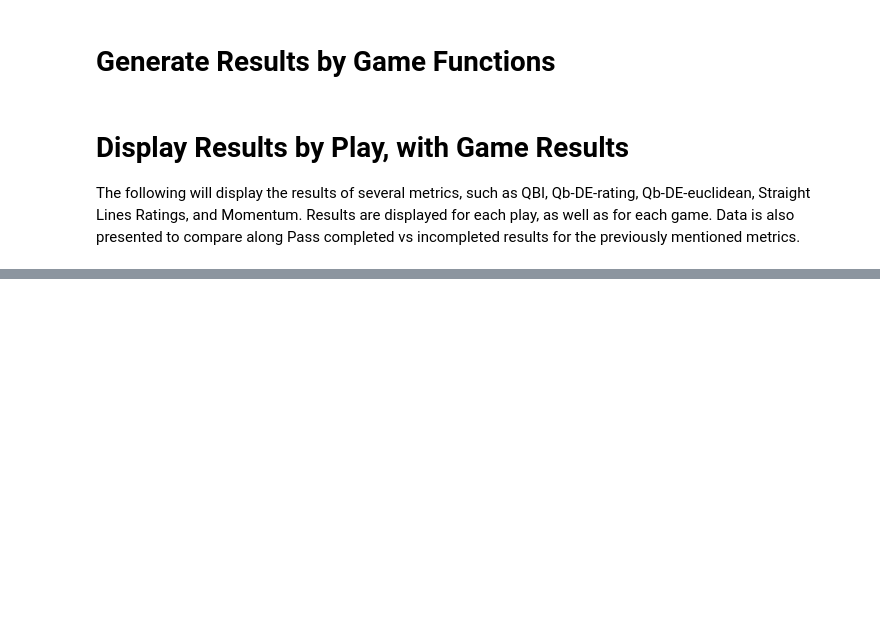
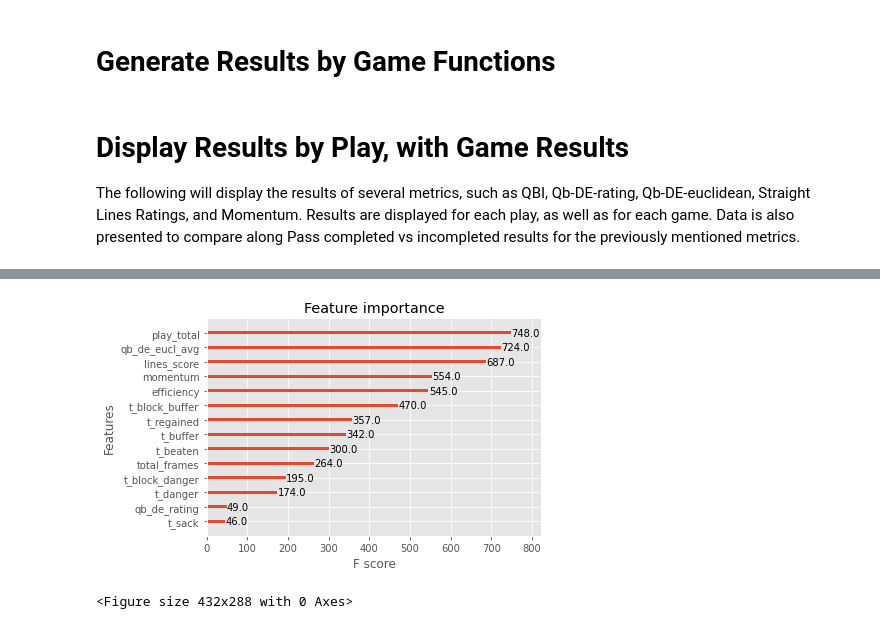
Before and after one commit to autonomous019/NFL_Big_Data_Bowl_23, a Jupyter notebook: defending-the-edge-game-results.ipynb, the cells around one changed output, grey strips where cells are left out. Cells and saved outputs as stored; diff of their text form; code cells hidden in the pictures; blank space fills up the shorter version.

```diff
--- a/defending-the-edge-game-results.ipynb
+++ b/defending-the-edge-game-results.ipynb
@@ -798,0 +1047,13 @@ with pd.option_context('display.max_rows', None,):
+# %%
+
+print(len(df_model))
+
+attributes=['play_total', 't_sack', 't_danger', 't_buffer', 't_block_sack', 't_block_danger', 't_block_buffer', 't_regained', 't_beaten', 'total_frames', 'efficiency', 'momentum', 'qb_de_eucl_avg', 'qb_de_rating', 'lines_score']
+X = df_model.drop(['qbi_rating'],axis=1)
+X = df_model[attributes]
+y = df_model["qbi_rating"]
+
+print("X data head")
+print(X.head())
+print ("Y data head")
+print(y.head())
@@ -798,0 +1078,27 @@ with pd.option_context('display.max_rows', None,):
+# %%
+# Train, Test, Split note this one is with randomness in the selection of samples
+X_train, X_test, y_train, y_test = train_test_split(X, y, test_size=0.35, random_state=1)
+# %%
+import time
+start_time = time.time()
+print(start_time)
+
+xgbc = XGBClassifier(max_depth=3, #how many levels of tree to grow, higher the num greater chance of overfitting
+                     subsample = 0.5, #fraction of observations to be randomly sampled for each tree
+                     n_estimators=200,
+                     objective = "binary:logistic",
+                     eval_metric=['merror','mlogloss'],
+                     learning_rate=0.1, #alias of eta hyperparam, the step size shrinkage used in update to prevent overfit should be .01-.2
+                     min_child_weight=1, #min sum of weights of all obs rquired in a child, high val can lead to underfitting, tune using CV
+                     reg_alpha=0, #L! loss func regularization term on weights. higher more conservative the model
+                     reg_lambda=1 #L2 loss func regularization term on weights, higher more conservative the model
+                     )
+print(xgbc)
+
+from sklearn.preprocessing import LabelEncoder
+le = LabelEncoder()
+y_train = le.fit_transform(y_train)
+
+xgbc.fit(X_train, y_train)
+y_predict = xgbc.predict(X_test)
+y_train_predict = xgbc.predict(X_train)
@@ -798,0 +1140,7 @@ with pd.option_context('display.max_rows', None,):
+# %%
+plot_importance(xgbc)
+pyplot.show()
+pyplot.savefig('features_importance.png')
+# %% [output]
+[figure, added]
+<Figure size 432x288 with 0 Axes>
```
Also changed, not shown: parts of 24 cells of this notebook.
